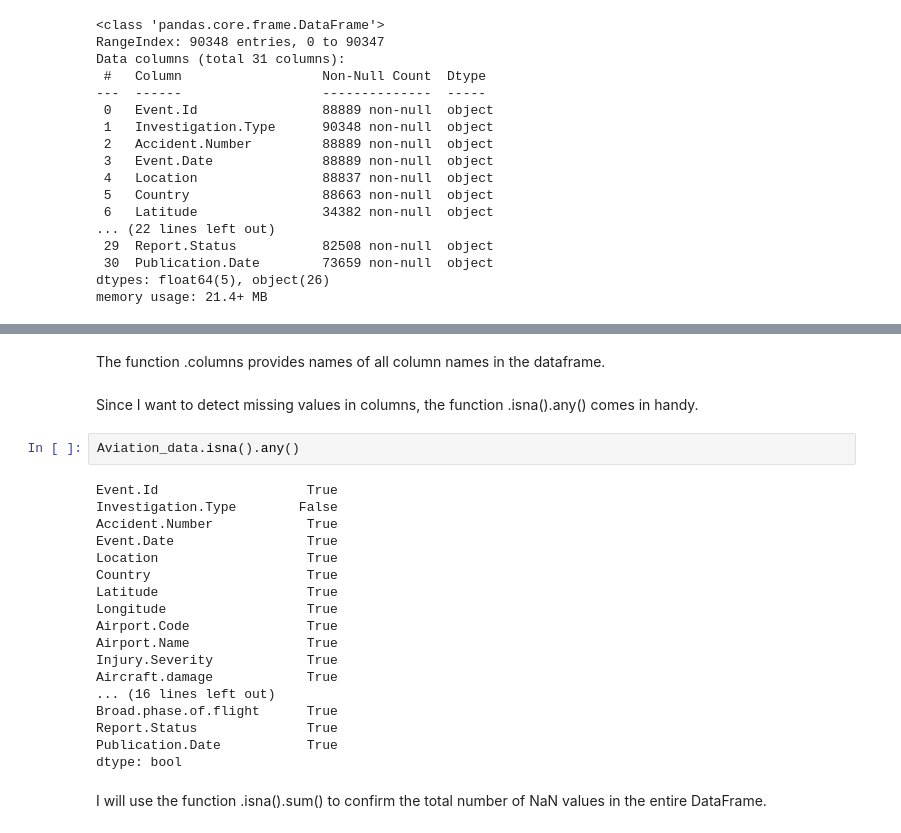
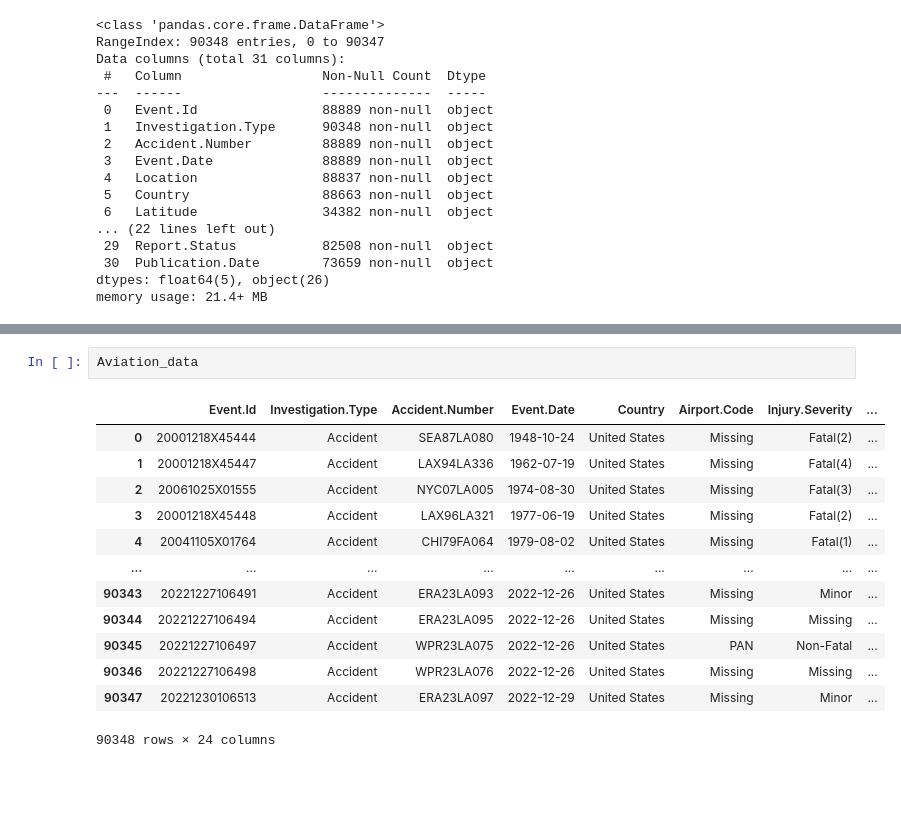
Before and after one commit to Eugene-Asengi/dsc-phase-1-project-v3, a Jupyter notebook: student.ipynb, the cells around one changed output, grey strips where cells are left out. Saved outputs shown, nothing was run; the diff lists cells and outputs as text; blank space fills up the shorter version.

```diff
--- a/student.ipynb
+++ b/student.ipynb
@@ -89,27 +297,17 @@ Index(['Event.Id', 'Investigation.Type', 'Accident.Number', 'Event.Date',
       dtype='object')
-# %% [markdown]
-The function .columns provides names of all column names in the dataframe.
-# %% [markdown]
-Since I want to detect missing values in columns, the function .isna().any() comes in handy.
 # %%
-Aviation_data.isna().any()
+Aviation_data
 # %% [output]
+|  | Event.Id | Investigation.Type | Accident.Number | Event.Date | Country | Airport.Code | Injury.Severity | ... |
+| 0 | 20001218X45444 | Accident | SEA87LA080 | 1948-10-24 | United States | Missing | Fatal(2) | ... |
+| 1 | 20001218X45447 | Accident | LAX94LA336 | 1962-07-19 | United States | Missing | Fatal(4) | ... |
+| 2 | 20061025X01555 | Accident | NYC07LA005 | 1974-08-30 | United States | Missing | Fatal(3) | ... |
+| 3 | 20001218X45448 | Accident | LAX96LA321 | 1977-06-19 | United States | Missing | Fatal(2) | ... |
+| 4 | 20041105X01764 | Accident | CHI79FA064 | 1979-08-02 | United States | Missing | Fatal(1) | ... |
+| ... | ... | ... | ... | ... | ... | ... | ... | ... |
+| 90343 | 20221227106491 | Accident | ERA23LA093 | 2022-12-26 | United States | Missing | Minor | ... |
+| 90344 | 20221227106494 | Accident | ERA23LA095 | 2022-12-26 | United States | Missing | Missing | ... |
+| 90345 | 20221227106497 | Accident | WPR23LA075 | 2022-12-26 | United States | PAN | Non-Fatal | ... |
+| 90346 | 20221227106498 | Accident | WPR23LA076 | 2022-12-26 | United States | Missing | Missing | ... |
+| 90347 | 20221230106513 | Accident | ERA23LA097 | 2022-12-29 | United States | Missing | Minor | ... |
-Event.Id                   True
-Investigation.Type        False
-Accident.Number            True
-Event.Date                 True
-Location                   True
-Country                    True
-Latitude                   True
-Longitude                  True
-Airport.Code               True
-Airport.Name               True
-Injury.Severity            True
-Aircraft.damage            True
-... (16 lines left out)
-Broad.phase.of.flight      True
-Report.Status              True
-Publication.Date           True
-dtype: bool
+90348 rows × 24 columns
-# %% [markdown]
-I will use the function .isna().sum() to confirm the total number of NaN values in the entire DataFrame.
```
Also changed, not shown: parts of 34 cells of this notebook.
